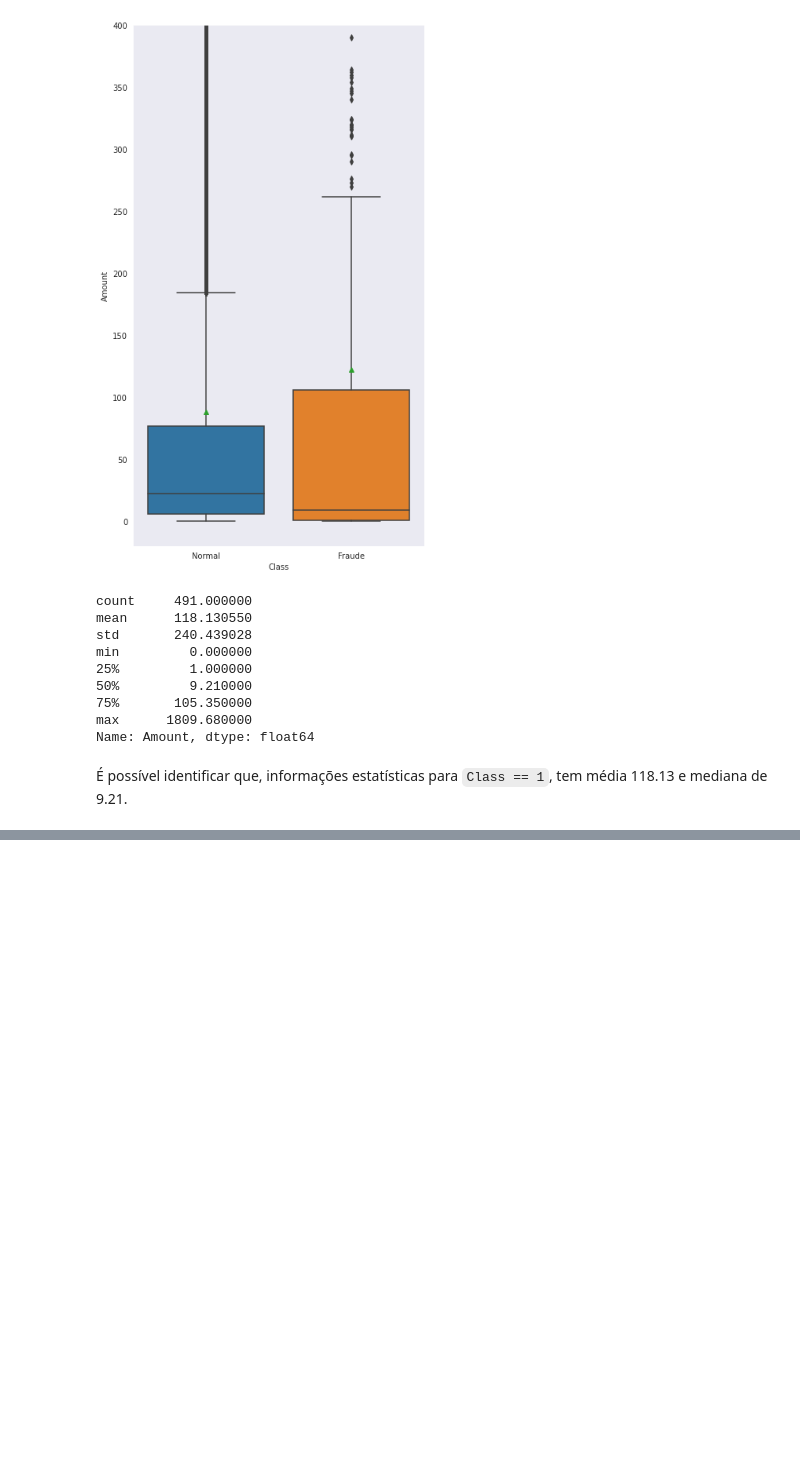
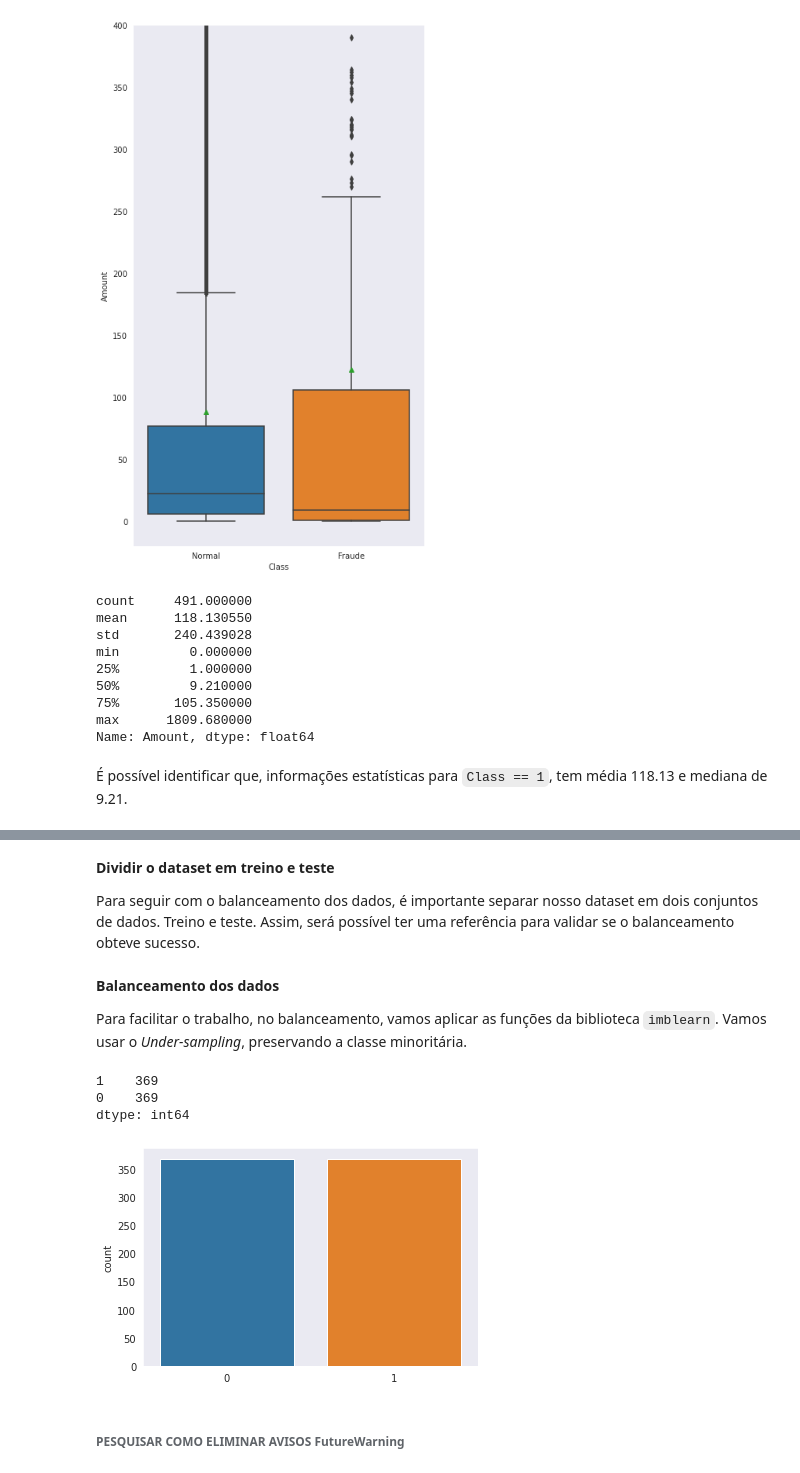
Before and after one commit to leonarddocchagas/data_science, a Jupyter notebook: Fraudes_em_Cartões_de_Crédito.ipynb, the cells around one changed output, grey strips where cells are left out. Cells and saved outputs as stored; diff of their text form; code cells hidden in the pictures; blank space fills up the shorter version.

```diff
--- a/Fraudes_em_Cartões_de_Crédito.ipynb
+++ b/Fraudes_em_Cartões_de_Crédito.ipynb
@@ -166,0 +205,12 @@ Name: Amount, dtype: float64
+# %%
+# padronizar columas Time e Amount
+df_clean = df.copy()
+
+std_scaler = StandardScaler()
+df_clean['std_amount'] = std_scaler.fit_transform(df_clean['Amount'].values.reshape(-1, 1))
+df_clean['std_time'] = std_scaler.fit_transform(df_clean['Time'].values.reshape(-1, 1))
+
+df_clean.drop(['Amount', 'Time'], axis=1, inplace=True)
+
+# ver primeiras entradas
+df_clean.head()
@@ -166,0 +224,32 @@ Name: Amount, dtype: float64
+# %% [markdown]
+**Dividir o dataset em treino e teste**
+
+Para seguir com o balanceamento dos dados, é importante separar nosso dataset em dois conjuntos de dados. Treino e teste. Assim, será possível ter uma referência para validar se o balanceamento obteve sucesso.
+# %%
+# separar variáveis X e y
+X = df_clean.drop('Class', axis=1)
+y = df['Class']
+
+# dividir o dataset entre treino e teste
+X_train, X_test, y_train, y_teste = train_test_split(X, y, stratify=y, shuffle=True)
+# %% [markdown]
+**Balanceamento dos dados**
+
+Para facilitar o trabalho, no balanceamento, vamos aplicar as funções da biblioteca `imblearn`. Vamos usar o *Under-sampling*, preservando a classe minoritária.
+# %%
+# usar técnicas under-sampling
+rus = RandomUnderSampler()
+X_rus, y_rus = rus.fit_sample(X_train, y_train)
+
+# ver o balanceamento das classes
+print(pd.Series(y_rus).value_counts())
+
+# plotar a nova distribuição de classes
+sns.countplot(y_rus);
+# %% [output]
+1    369
+0    369
+dtype: int64
+[figure, added]
+# %% [markdown]
+###### PESQUISAR COMO ELIMINAR AVISOS FutureWarning
```
Also changed, not shown: parts of 9 cells of this notebook.
